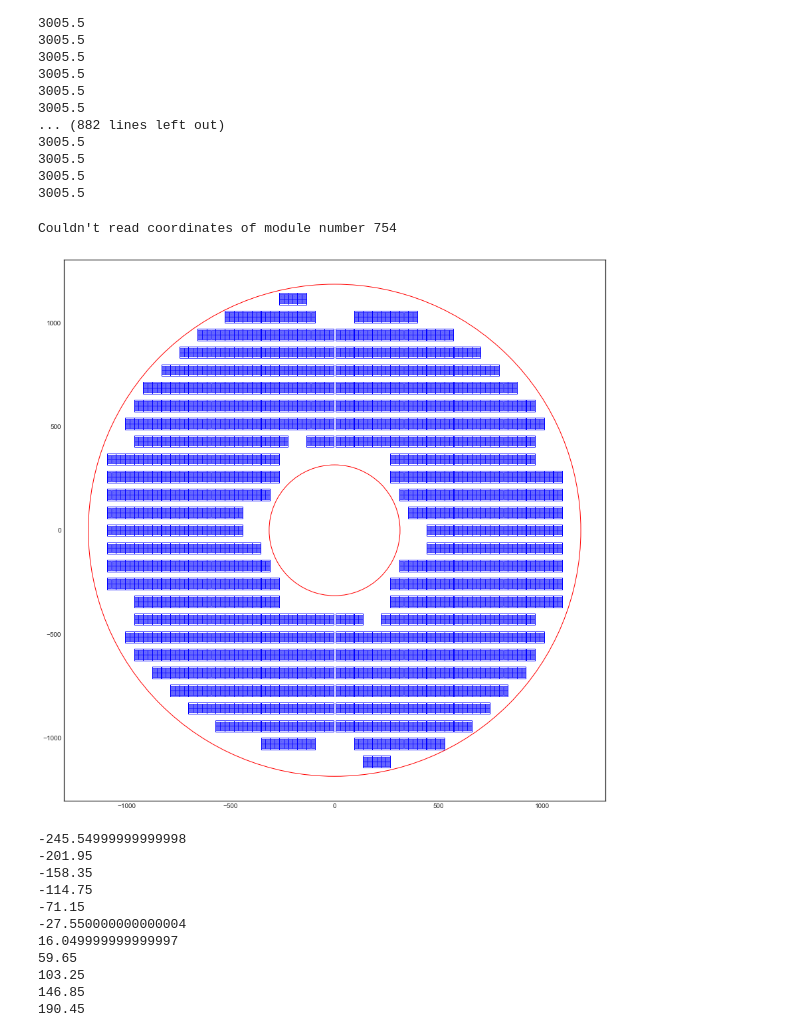
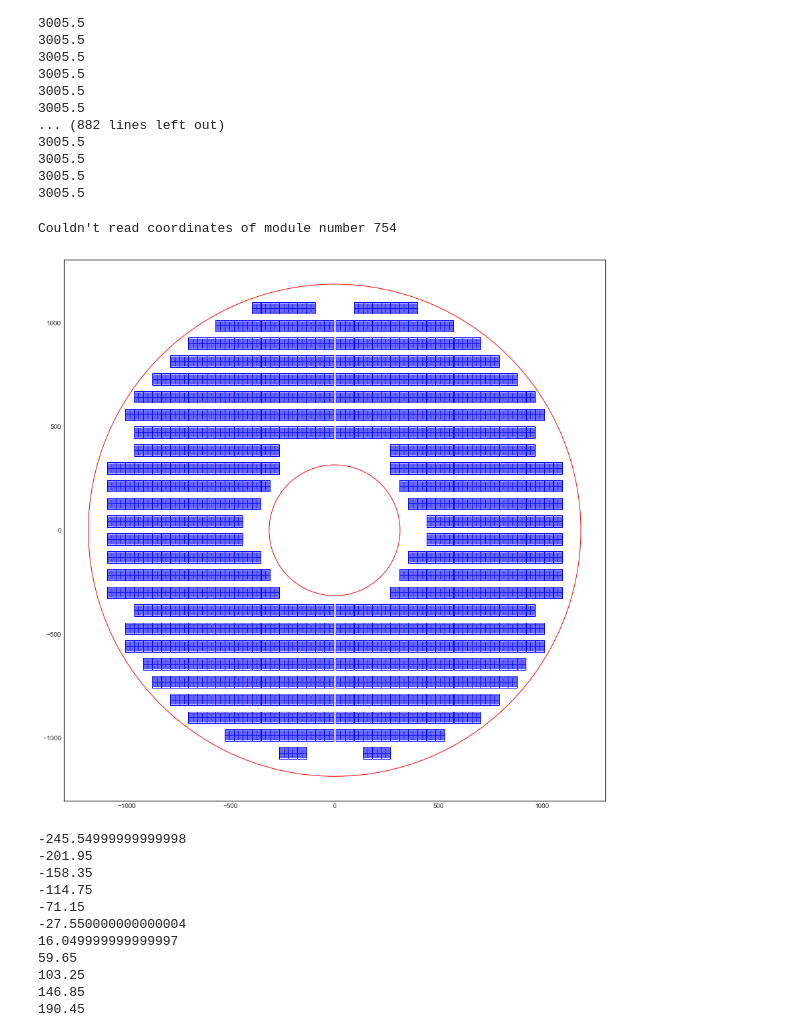
Before and after one commit to yashmehra028/ETL-Copy, a Jupyter notebook: realistic_layout_export.ipynb, the cells around one changed output. Saved outputs shown, nothing was run; the diff lists cells and outputs as text; code cells hidden in the pictures.

```diff
--- a/realistic_layout_export.ipynb
+++ b/realistic_layout_export.ipynb
@@ -7,10 +7,10 @@ style.use('seaborn-white')
 delta x	delta y
 43.600	85.700
 # %%
-Front1 = pd.read_csv('data/Face 1.txt', sep='\t')
-Back1 = pd.read_csv('data/Face 2.txt', sep='\t')
-Front2 = pd.read_csv('data/Face 3.txt', sep='\t')
-Back2 = pd.read_csv('data/Face 4.txt', sep='\t')
+Front1 = pd.read_csv('data/Face 1 filled.txt', sep='\t')
+Back1 = pd.read_csv('data/Face 2 filled.txt', sep='\t')
+Front2 = pd.read_csv('data/Face 3 filled.txt', sep='\t')
+Back2 = pd.read_csv('data/Face 4 filled.txt', sep='\t')
 
 # Front1 = pd.read_csv('data/Face 1.txt', sep='\t')
 # Back1 = pd.read_csv('data/Face 2.txt', sep='\t')
@@ -393,36 +393,36 @@ def fillDee(positions):
         except ValueError:
             print ("Couldn't read coordinates of module number %s"%mod_nr)
 
     return modules, centers
 
 modulesB, centersB = fillDee(Back1)
 modulesF, centersF = fillDee(Front1)
 
 inner = plt.Circle((0, 0), 315,fill=None, edgecolor='r')
 outer = plt.Circle((0, 0), 1185,fill=None, edgecolor='r')
 
 plt.gca().add_patch(inner)
 plt.gca().add_patch(outer)
 
 #modules += makeModule(0, 0, '+')
 
 hori = plt.Line2D((-1185, 1185), (0, 0), lw=2.5)
 vert = plt.Line2D((0, 0), (-1185, 1185), lw=2.5)
 
 #plt.gca().add_line(hori)
 #plt.gca().add_line(vert)
 
-for m in modulesB:# + modulesB:
+for m in modulesF:# + modulesB:
     plt.gca().add_patch(m)
 #for m in modulesB:
 #    plt.gca().add_patch(m)
 
 plt.axis('scaled')
-# plt.savefig('back faces filled.png')
+plt.savefig('front faces filled.png')
 plt.show()
 # %% [output]
 Couldn't read coordinates of module number 754
-[figure, old version]
+[figure, new version]
 # %%
 s = -289.15
 while s < 289.15:
```
Also changed, not shown: parts of 1 cell of this notebook, 5 other files.
